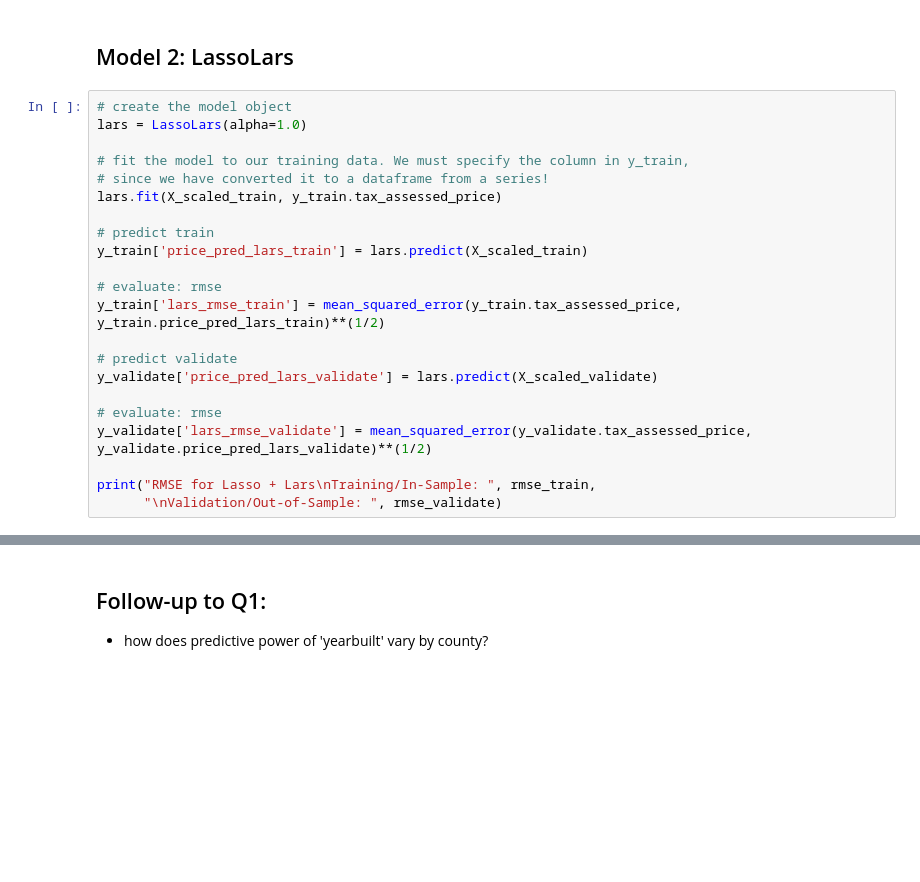
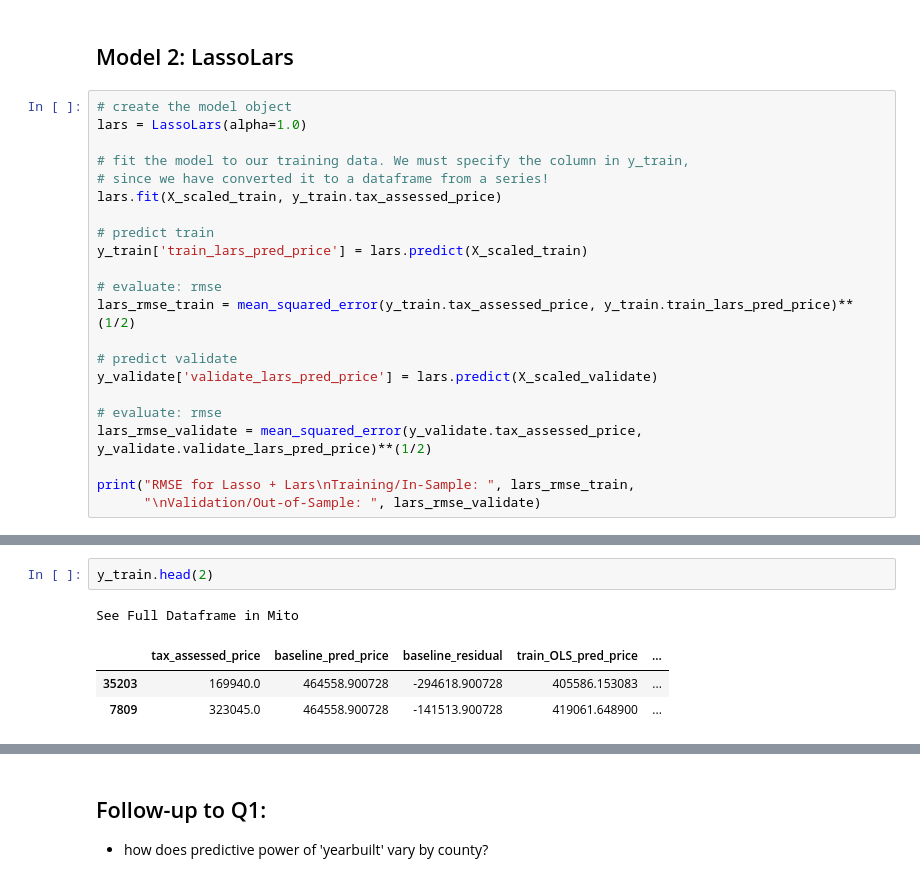
Before and after one commit to fred-lindsey/projects, a Jupyter notebook: zillow_home_price_predictor/scratch_notebook_and_MVP.ipynb, the cells around one changed output, grey strips where cells are left out. Saved outputs shown, nothing was run; the diff lists cells and outputs as text; blank space fills up the shorter version.

```diff
--- a/zillow_home_price_predictor/scratch_notebook_and_MVP.ipynb
+++ b/zillow_home_price_predictor/scratch_notebook_and_MVP.ipynb
@@ -968,16 +971,16 @@ lars = LassoLars(alpha=1.0)
 lars.fit(X_scaled_train, y_train.tax_assessed_price)
 
 # predict train
-y_train['price_pred_lars_train'] = lars.predict(X_scaled_train)
+y_train['train_lars_pred_price'] = lars.predict(X_scaled_train)
 
 # evaluate: rmse
-y_train['lars_rmse_train'] = mean_squared_error(y_train.tax_assessed_price, y_train.price_pred_lars_train)**(1/2)
+lars_rmse_train = mean_squared_error(y_train.tax_assessed_price, y_train.train_lars_pred_price)**(1/2)
 
 # predict validate
-y_validate['price_pred_lars_validate'] = lars.predict(X_scaled_validate)
+y_validate['validate_lars_pred_price'] = lars.predict(X_scaled_validate)
 
 # evaluate: rmse
-y_validate['lars_rmse_validate'] = mean_squared_error(y_validate.tax_assessed_price, y_validate.price_pred_lars_validate)**(1/2)
+lars_rmse_validate = mean_squared_error(y_validate.tax_assessed_price, y_validate.validate_lars_pred_price)**(1/2)
 
-print("RMSE for Lasso + Lars\nTraining/In-Sample: ", rmse_train,
-      "\nValidation/Out-of-Sample: ", rmse_validate)
+print("RMSE for Lasso + Lars\nTraining/In-Sample: ", lars_rmse_train,
+      "\nValidation/Out-of-Sample: ", lars_rmse_validate)
@@ -983,0 +1044,7 @@ print("RMSE for Lasso + Lars\nTraining/In-Sample: ", rmse_train,
+# %%
+y_train.head(2)
+# %% [output]
+See Full Dataframe in Mito
+|  | tax_assessed_price | baseline_pred_price | baseline_residual | train_OLS_pred_price | ... |
+| 35203 | 169940.0 | 464558.900728 | -294618.900728 | 405586.153083 | ... |
+| 7809 | 323045.0 | 464558.900728 | -141513.900728 | 419061.648900 | ... |
```
Also changed, not shown: parts of 23 cells of this notebook.
